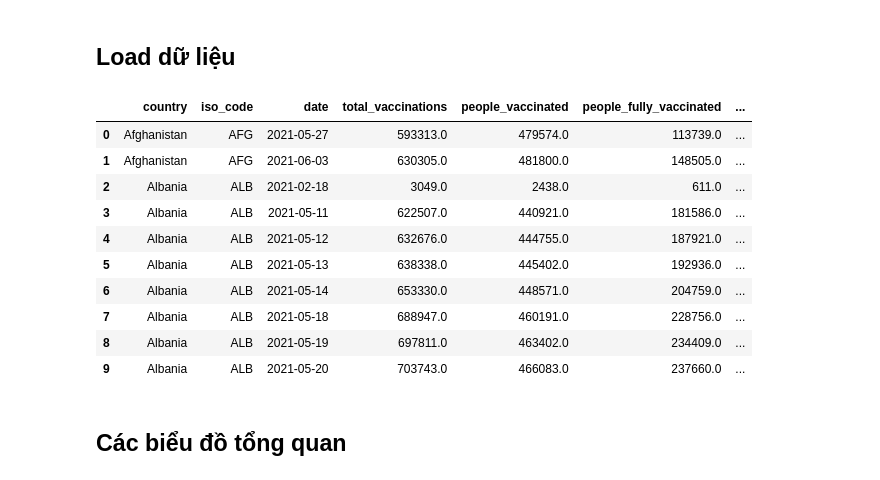
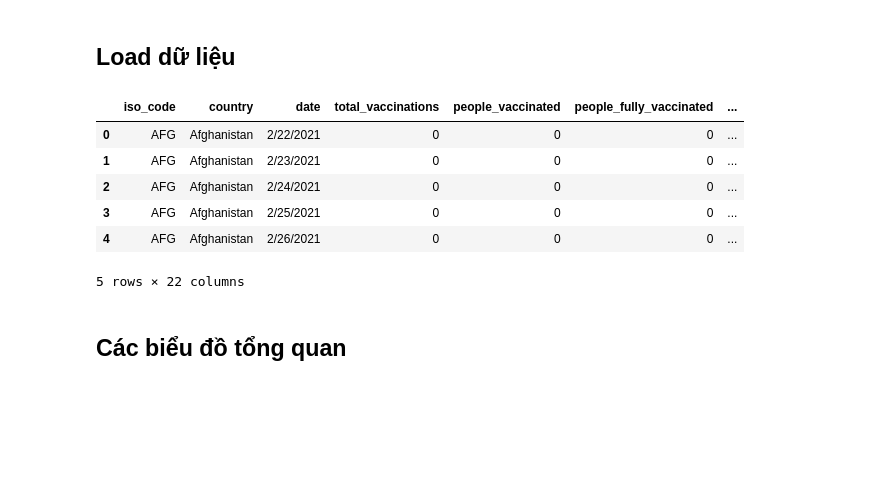
Before and after one commit to zkqqd/covid19-vaccination-progress-viz, a Jupyter notebook: Source/Visualization/static_chart.ipynb, the cells around one changed output. Saved outputs shown, nothing was run; the diff lists cells and outputs as text; code cells hidden in the pictures; blank space fills up the shorter version.

```diff
--- a/Source/Visualization/static_chart.ipynb
+++ b/Source/Visualization/static_chart.ipynb
@@ -8,20 +8,16 @@ import seaborn as sns
 # %% [markdown]
 ## Load dữ liệu
 # %%
-df = pd.read_csv("country_vaccinations_transformed.csv")
-df.head(10)
+df = pd.read_csv("../../Dataset/data_cleaned/country_vaccinations_added_fields.csv", index_col=0)
+df.head(5)
 # %% [output]
-|  | country | iso_code | date | total_vaccinations | people_vaccinated | people_fully_vaccinated | ... |
-| 0 | Afghanistan | AFG | 2021-05-27 | 593313.0 | 479574.0 | 113739.0 | ... |
-| 1 | Afghanistan | AFG | 2021-06-03 | 630305.0 | 481800.0 | 148505.0 | ... |
-| 2 | Albania | ALB | 2021-02-18 | 3049.0 | 2438.0 | 611.0 | ... |
-| 3 | Albania | ALB | 2021-05-11 | 622507.0 | 440921.0 | 181586.0 | ... |
-| 4 | Albania | ALB | 2021-05-12 | 632676.0 | 444755.0 | 187921.0 | ... |
-| 5 | Albania | ALB | 2021-05-13 | 638338.0 | 445402.0 | 192936.0 | ... |
-| 6 | Albania | ALB | 2021-05-14 | 653330.0 | 448571.0 | 204759.0 | ... |
-| 7 | Albania | ALB | 2021-05-18 | 688947.0 | 460191.0 | 228756.0 | ... |
-| 8 | Albania | ALB | 2021-05-19 | 697811.0 | 463402.0 | 234409.0 | ... |
-| 9 | Albania | ALB | 2021-05-20 | 703743.0 | 466083.0 | 237660.0 | ... |
+|  | iso_code | country | date | total_vaccinations | people_vaccinated | people_fully_vaccinated | ... |
+| 0 | AFG | Afghanistan | 2/22/2021 | 0 | 0 | 0 | ... |
+| 1 | AFG | Afghanistan | 2/23/2021 | 0 | 0 | 0 | ... |
+| 2 | AFG | Afghanistan | 2/24/2021 | 0 | 0 | 0 | ... |
+| 3 | AFG | Afghanistan | 2/25/2021 | 0 | 0 | 0 | ... |
+| 4 | AFG | Afghanistan | 2/26/2021 | 0 | 0 | 0 | ... |
+5 rows × 22 columns
 # %% [markdown]
 ## Các biểu đồ tổng quan
 # %% [markdown]
```
Also changed, not shown: parts of 9 cells of this notebook, 4 other files.
